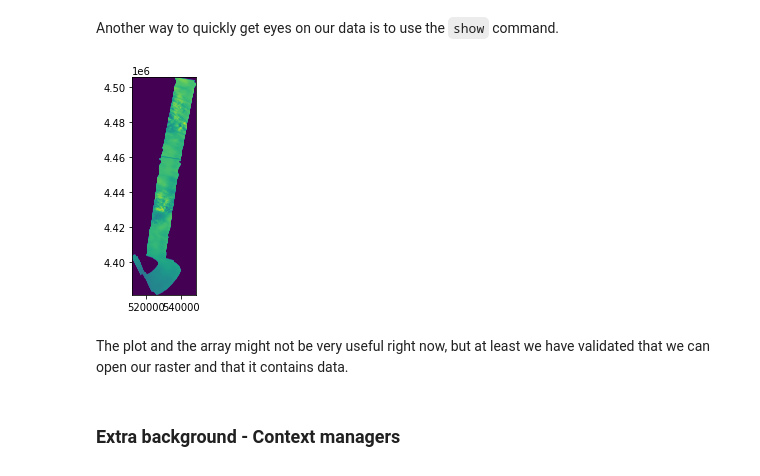
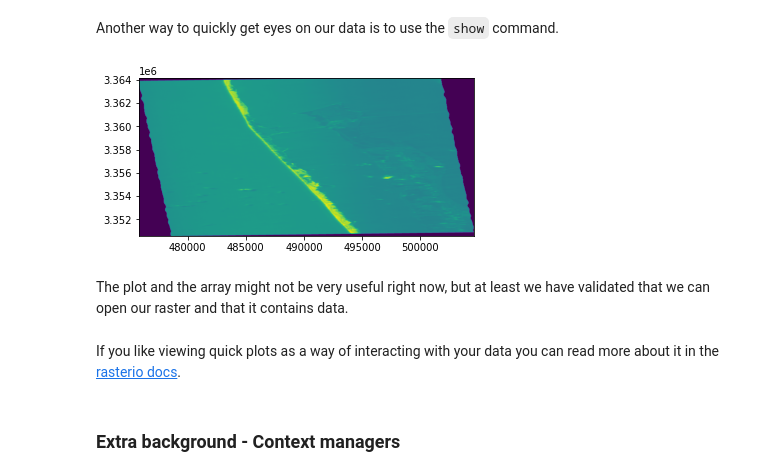
Before and after one commit to rwegener2/raster_notebooks, a Jupyter notebook: Notebooks/01_Working with rasters.ipynb, the cells around one changed output. Saved outputs shown, nothing was run; the diff lists cells and outputs as text; code cells hidden in the pictures.

Commit message:
proof-read notebooks

```diff
--- a/Notebooks/01_Working with rasters.ipynb
+++ b/Notebooks/01_Working with rasters.ipynb
@@ -60,11 +59,10 @@ An example using test AVIRIS data:
 # %%
 # Define the filepath to our raster
-filepath_h2o = '../input_data/f150131t01p00r10_refl/f150131t01p00r10_h2o_v1'
-filepath_img = '../input_data/f170508t01p00r11rdn_e/f170508t01p00r11rdn_e_sc01_ort_img'
+filepath_rad = '../input_data/f100520t01p00r08rdn_b/f100520t01p00r08rdn_b_sc01_ort_img'
 # %%
 import rasterio
 # %%
 # Open the file
-with rasterio.open(filepath_h2o, 'r') as src:
+with rasterio.open(filepath_rad, 'r') as src:
     print(src)
 # %% [output]
@@ -85,6 +83,7 @@ where `FILEPATH_TO_RASTER` is the place on your computer where the data is `DATA
 # %% [markdown]
 An example:
 # %%
-with rasterio.open(filepath_h2o, 'r') as src:
+# Reading the first band from our file
+with rasterio.open(filepath_rad, 'r') as src:
     print(src.read(1))
 # %% [output]
@@ -104,12 +103,14 @@ Another way to quickly get eyes on our data is to use the `show` command.
 # %%
 import rasterio.plot as rplot
 # %%
-with rasterio.open(filepath_img, 'r') as src:
+with rasterio.open(filepath_rad, 'r') as src:
     rplot.show(src)
 # %% [output]
-[figure, old version]
+[figure, new version]
 # %% [markdown]
 The plot and the array might not be very useful right now, but at least we have validated that we can open our raster and that it contains data.
+# %% [markdown]
+If you like viewing quick plots as a way of interacting with your data you can read more about it in the [rasterio docs](https://rasterio.readthedocs.io/en/latest/topics/plotting.html).
 # %% [markdown]
 ### Extra background - Context managers
 # %% [markdown]
```
Also changed, not shown: parts of 56 cells of this notebook, 4 other files.
